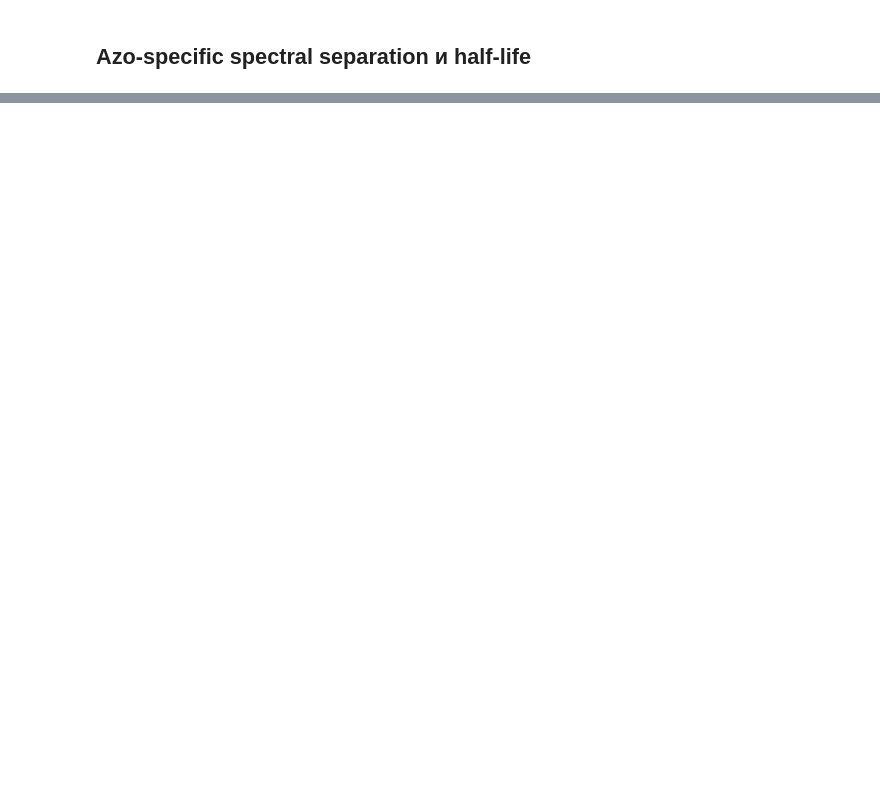
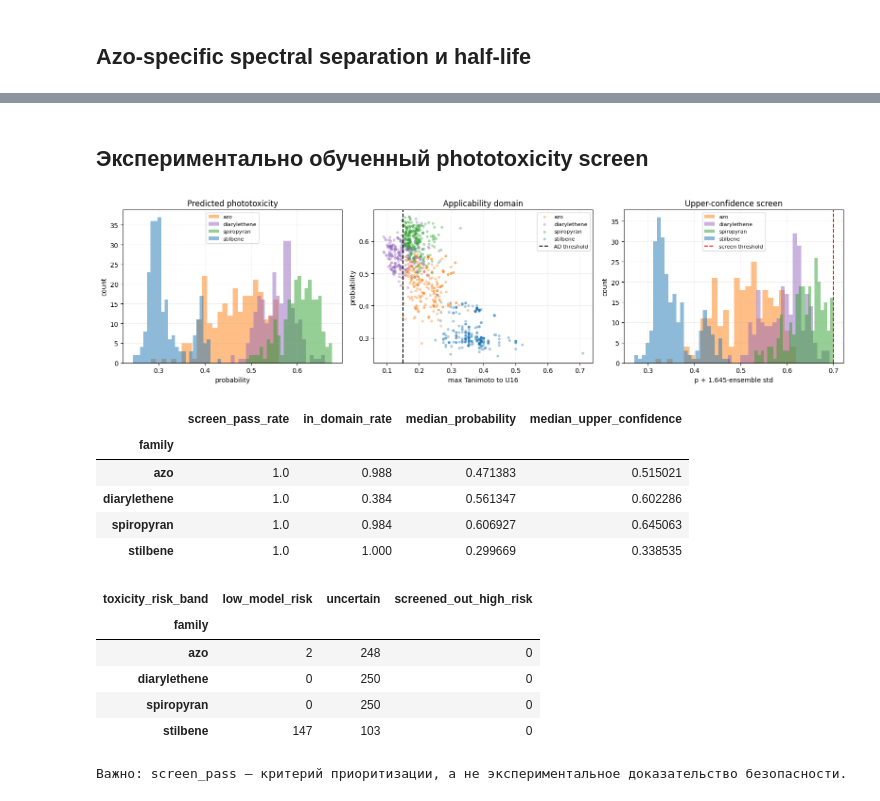
Before and after one commit to GeorgeUstinov/MolGeneration, a Jupyter notebook: Generated_Molecules_Visualization.ipynb, the cells around one changed output, grey strips where cells are left out. Saved outputs shown, nothing was run; the diff lists cells and outputs as text; code cells hidden in the pictures; blank space fills up the shorter version.

```diff
--- a/Generated_Molecules_Visualization.ipynb
+++ b/Generated_Molecules_Visualization.ipynb
@@ -138 +152,46 @@ plt.show()
+# %% [markdown]
+## Экспериментально обученный phototoxicity screen
+# %%
+fig, axes = plt.subplots(1, 3, figsize=(16, 4.2))
+df["toxicity_risk_band"] = pd.cut(
+    df["phototoxic_upper_confidence"], bins=[-np.inf,.35,.70,np.inf],
+    labels=["low_model_risk", "uncertain", "screened_out_high_risk"], right=False,
+)
+for family, part in df.groupby("family"):
+    axes[0].hist(part["phototoxic_probability"], bins=25, alpha=.5, color=colors[family], label=family)
+    axes[1].scatter(part["toxicity_similarity"], part["phototoxic_probability"], s=10, alpha=.3,
+                    color=colors[family], label=family)
+    axes[2].hist(part["phototoxic_upper_confidence"], bins=25, alpha=.5, color=colors[family], label=family)
+axes[0].set(title="Predicted phototoxicity", xlabel="probability", ylabel="count")
+axes[1].axvline(.15, color="black", ls="--", label="AD threshold")
+axes[1].set(title="Applicability domain", xlabel="max Tanimoto to U16", ylabel="probability")
+axes[2].axvline(.70, color="red", ls="--", label="screen threshold")
+axes[2].set(title="Upper-confidence screen", xlabel="p + 1.645·ensemble std", ylabel="count")
+for axis in axes:
+    axis.grid(alpha=.2); axis.legend(fontsize=8)
+plt.tight_layout(); plt.show()
+
+display(df.groupby("family").agg(
+    screen_pass_rate=("toxicity_pass","mean"),
+    in_domain_rate=("toxicity_in_domain","mean"),
+    median_probability=("phototoxic_probability","median"),
+    median_upper_confidence=("phototoxic_upper_confidence","median"),
+))
+display(pd.crosstab(df["family"], df["toxicity_risk_band"], dropna=False))
+print("Важно: screen_pass — критерий приоритизации, а не экспериментальное доказательство безопасности.")
+# %% [output]
+[figure, added]
+|  | screen_pass_rate | in_domain_rate | median_probability | median_upper_confidence |
+| family |  |  |  |  |
+| azo | 1.0 | 0.988 | 0.471383 | 0.515021 |
+| diarylethene | 1.0 | 0.384 | 0.561347 | 0.602286 |
+| spiropyran | 1.0 | 0.984 | 0.606927 | 0.645063 |
+| stilbene | 1.0 | 1.000 | 0.299669 | 0.338535 |
+| toxicity_risk_band | low_model_risk | uncertain | screened_out_high_risk |
+| family |  |  |  |
+| azo | 2 | 248 | 0 |
+| diarylethene | 0 | 250 | 0 |
+| spiropyran | 0 | 250 | 0 |
+| stilbene | 147 | 103 | 0 |
+Важно: screen_pass — критерий приоритизации, а не экспериментальное доказательство безопасности.
 # %% [markdown]
```
Also changed, not shown: parts of 12 cells of this notebook, 18 other files.
